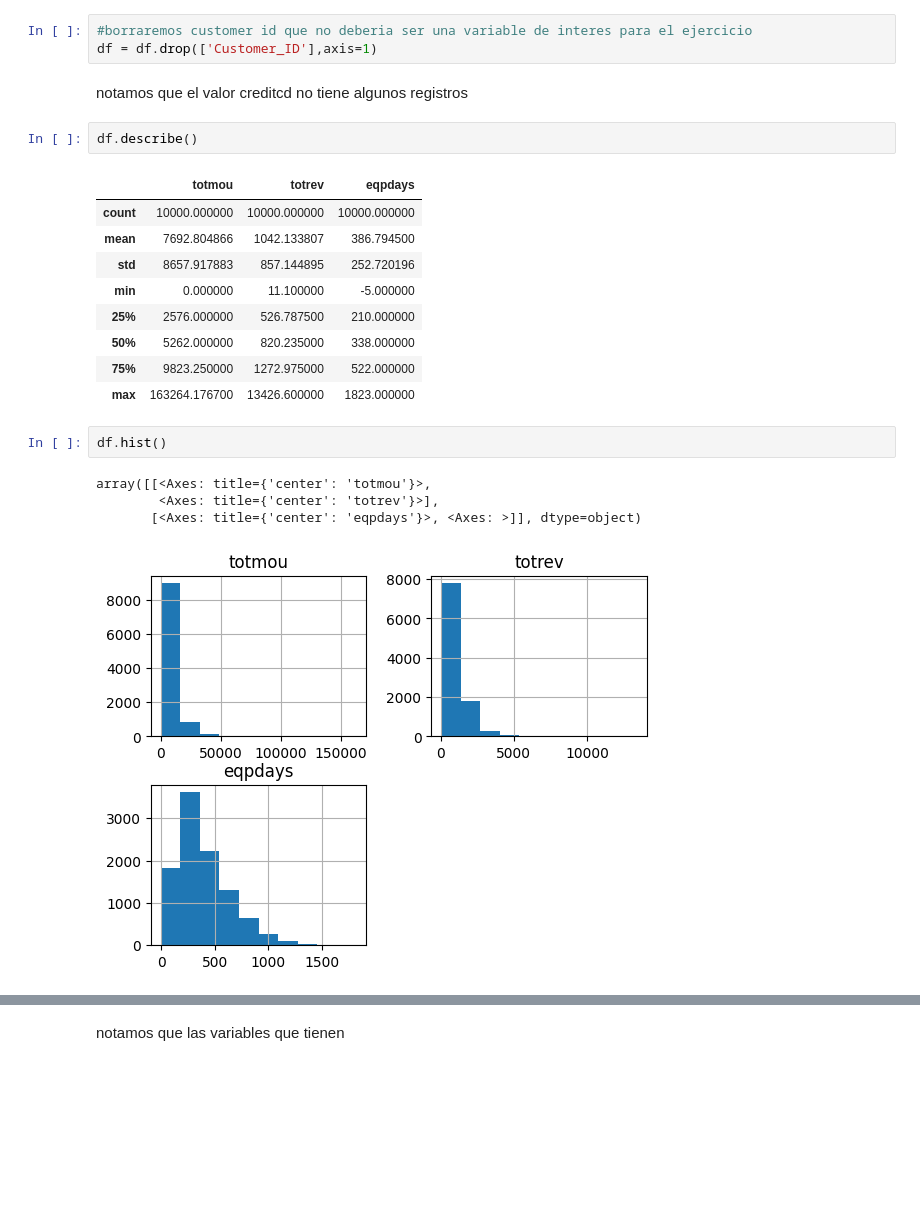
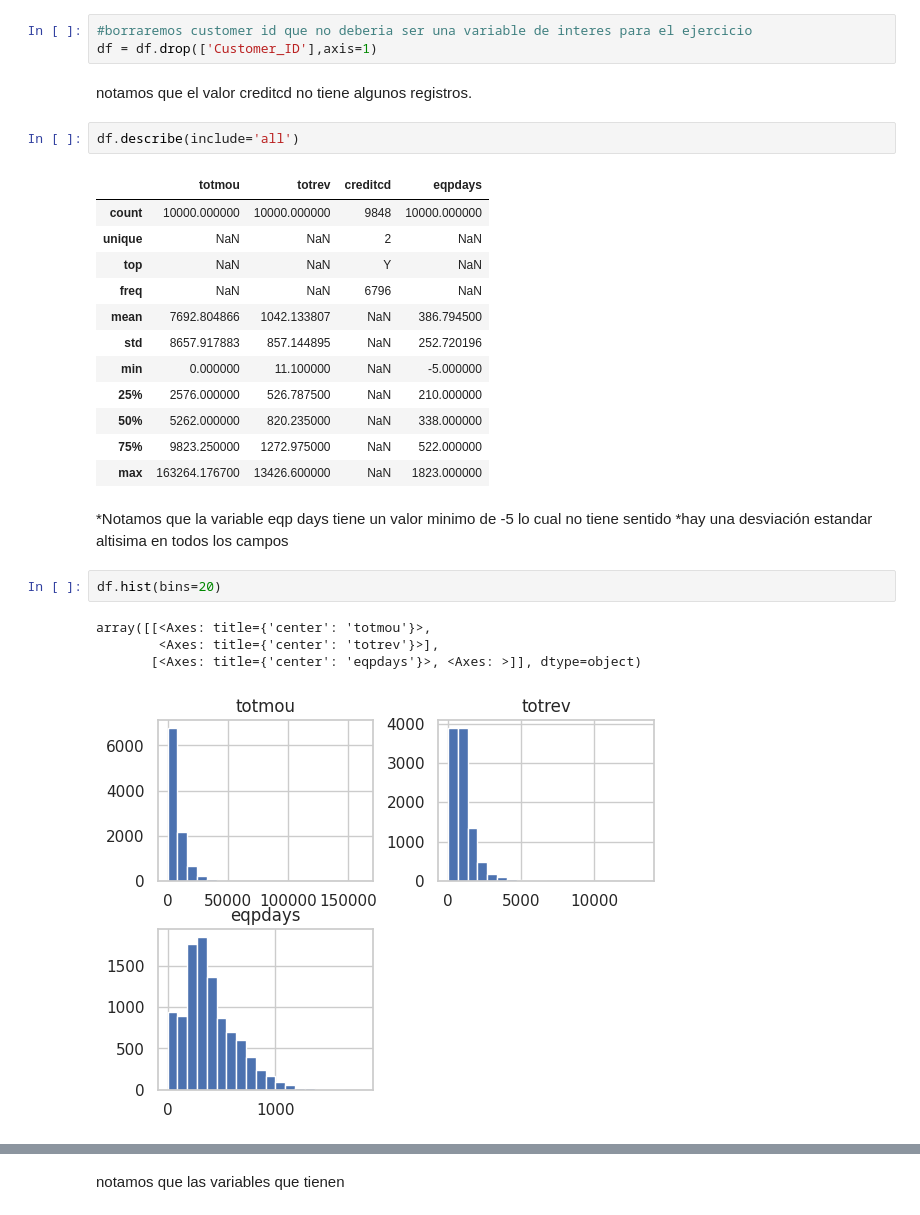
Before and after one commit to mgomez270/MLGuia1, a Jupyter notebook: Relación_Minutos.ipynb, the cells around one changed output, grey strips where cells are left out. Cells and saved outputs as stored; diff of their text form; blank space fills up the shorter version.

```diff
--- a/Relación_Minutos.ipynb
+++ b/Relación_Minutos.ipynb
@@ -37,23 +37,29 @@ memory usage: 390.8+ KB
 #borraremos customer id que no deberia ser una variable de interes para el ejercicio
 df = df.drop(['Customer_ID'],axis=1)
 # %% [markdown]
-notamos que el valor creditcd no tiene algunos registros
+notamos que el valor creditcd no tiene algunos registros.
 # %%
-df.describe()
+df.describe(include='all')
 # %% [output]
-|  | totmou | totrev | eqpdays |
-| count | 10000.000000 | 10000.000000 | 10000.000000 |
-| mean | 7692.804866 | 1042.133807 | 386.794500 |
-| std | 8657.917883 | 857.144895 | 252.720196 |
-| min | 0.000000 | 11.100000 | -5.000000 |
-| 25% | 2576.000000 | 526.787500 | 210.000000 |
-| 50% | 5262.000000 | 820.235000 | 338.000000 |
-| 75% | 9823.250000 | 1272.975000 | 522.000000 |
-| max | 163264.176700 | 13426.600000 | 1823.000000 |
+|  | totmou | totrev | creditcd | eqpdays |
+| count | 10000.000000 | 10000.000000 | 9848 | 10000.000000 |
+| unique | NaN | NaN | 2 | NaN |
+| top | NaN | NaN | Y | NaN |
+| freq | NaN | NaN | 6796 | NaN |
+| mean | 7692.804866 | 1042.133807 | NaN | 386.794500 |
+| std | 8657.917883 | 857.144895 | NaN | 252.720196 |
+| min | 0.000000 | 11.100000 | NaN | -5.000000 |
+| 25% | 2576.000000 | 526.787500 | NaN | 210.000000 |
+| 50% | 5262.000000 | 820.235000 | NaN | 338.000000 |
+| 75% | 9823.250000 | 1272.975000 | NaN | 522.000000 |
+| max | 163264.176700 | 13426.600000 | NaN | 1823.000000 |
+# %% [markdown]
+*Notamos que la variable eqp days tiene un valor minimo de -5 lo cual no tiene sentido
+*hay una desviación estandar altisima en todos los campos
 # %%
-df.hist()
+df.hist(bins=20)
 # %% [output]
 array([[<Axes: title={'center': 'totmou'}>,
         <Axes: title={'center': 'totrev'}>],
        [<Axes: title={'center': 'eqpdays'}>, <Axes: >]], dtype=object)
-[figure, old version]
+[figure, new version]
```
Also changed, not shown: parts of 8 cells of this notebook.
